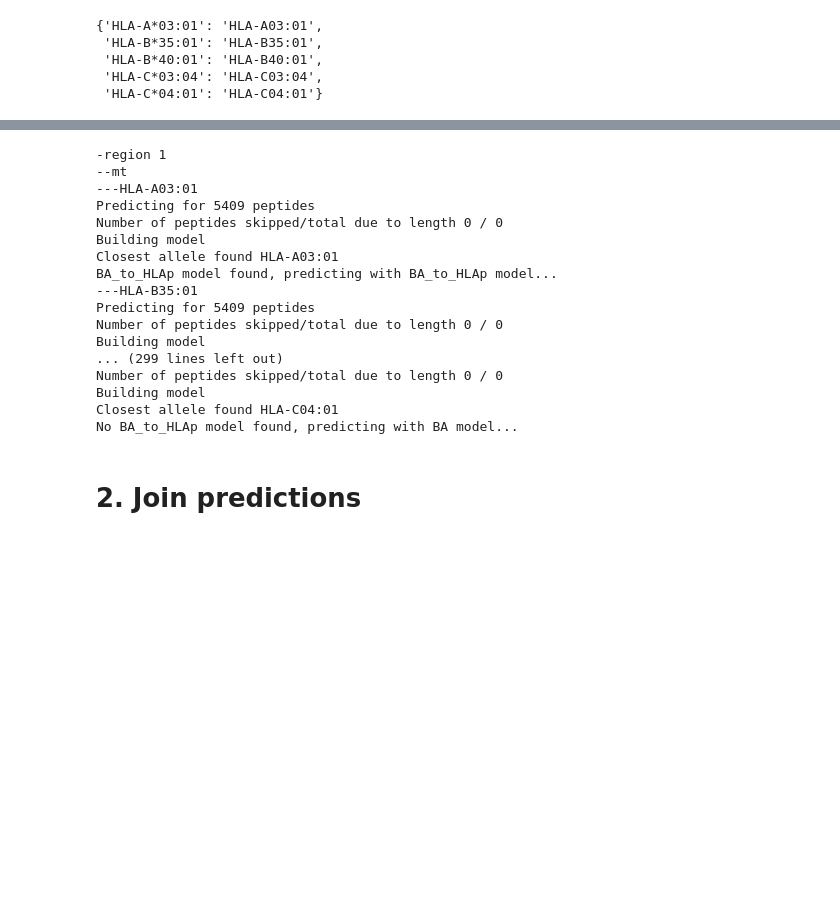
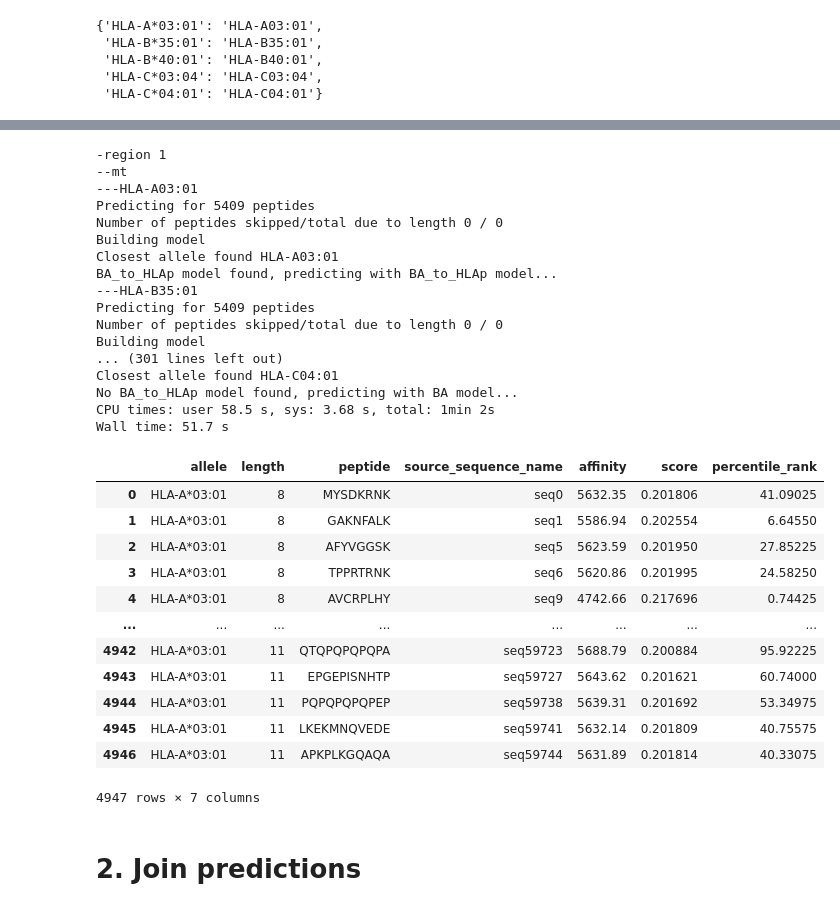
Before and after one commit to denklewer/MHC_predictor, a Jupyter notebook: gbm122_processing/gbm122_2_pr_mhcnuggets.ipynb, the cells around one changed output, grey strips where cells are left out. Drawn from its saved outputs; the diff is of its cells as text; code cells hidden in the pictures; blank space fills up the shorter version.

Commit message:
mhcnuggets percentile rank calculation based on decoy

```diff
--- a/gbm122_processing/gbm122_2_pr_mhcnuggets.ipynb
+++ b/gbm122_processing/gbm122_2_pr_mhcnuggets.ipynb
@@ -73,3 +77,11 @@ for region in per_region_total_df.keys():
+# %%
+DECOY_DATA_PATH = "/home/denklewer/Data/decoy/sampled_decoy_data.csv"
+decoy_df =  pd.read_csv(DECOY_DATA_PATH)
+decoy_df['length'] = decoy_df['peptide'].str.len()
+
+per_allele_decoy = dict()
+for allele_name in ALLELES:
+    per_allele_decoy[allele_name] = decoy_df.copy()
 # %% [markdown]
 # 1. Predict with mhcnuggets
 # %%
@@ -151,7 +166,7 @@ TARGET_ALLELES
 # predicting new line separated peptides present in the peptides_path file
 # for MHC class_I allele HLA-A02:01. Since a MS_BA blend model is available,
 # this prediction will use the blended model (HLA-A02:01_BA_to_HLAp.h5)
-def predict_with_mhcnuggets(per_allele_df):
+def predict_with_mhcnuggets(per_allele_df, per_allele_scores_for_pecentiles = None):
     # save to temp dir
     TEMPDIR = '../TMP/'
     for allele_name in ALLELES:
@@ -171,6 +186,14 @@ def predict_with_mhcnuggets(per_allele_df):
     per_allele_predictions= {
         allele_name :pd.read_csv(f"{TEMPDIR}mchnuggets_predictions_{allele_name}").rename(columns={'ic50':'affinity'}) for allele_name in ALLELES
     }
+
+
+    for allele_name in ALLELES:
+        source_df = per_allele_df[allele_name].copy()
+        source_df = source_df[source_df['peptide'].notnull()]['peptide'] # remove nans
+        assert len(source_df) == len(per_allele_predictions[allele_name])
+
+
     for allele_name in per_allele_predictions.keys():
         df_result = per_allele_predictions[allele_name]
         # add binder label
@@ -178,6 +201,23 @@ def predict_with_mhcnuggets(per_allele_df):
         # log-scale affinity
 
         per_allele_predictions[allele_name]['score'] = 1 - np.log(per_allele_predictions[allele_name]['affinity'])/np.log(50000)
+
+        if per_allele_scores_for_pecentiles:
+
+            # get scores for percentile
+            ref_scores = per_allele_scores_for_pecentiles[allele_name].copy()
+            ref_scores = ref_scores.sort_values('score')['score']
+            pct_increment = 1./len(ref_scores)
+
+            scores = per_allele_predictions[allele_name]['score']
+#             per_allele_predictions[allele_name]['percentile_rank'] = 100 - (1 +  per_allele_predictions[allele_name]['score'].searchsorted(scores['score']))*pct_increment
+#             (0.5 + 0.5*df_train.Values.searchsorted(df_validation.Values, side='left') + 0.5*df_train.Values.searchsorted(df_validation.Values, side='right'))*pct_increment
+
+            per_allele_predictions[allele_name]['percentile_rank'] = (0.5 + 0.5*ref_scores.searchsorted(scores, side='left') + 0.5*ref_scores.searchsorted(scores, side='right'))*pct_increment
+            per_allele_predictions[allele_name]['percentile_rank'] = 100 - per_allele_predictions[allele_name]['percentile_rank']*100
+
+
+
     return per_allele_predictions
 
 
@@ -184,0 +227,2 @@ def predict_with_mhcnuggets(per_allele_df):
+# %%
+per_allele_decoy_predictions = predict_with_mhcnuggets(per_allele_decoy)
@@ -185,12 +247,13 @@ def predict_with_mhcnuggets(per_allele_df):
 # %%
+%%time
 for region in REGIONS:
     print(f"-region {region}")
     print(f"--mt")
-    per_allele_mt_predictions = predict_with_mhcnuggets(per_region_per_allele_mt_df[region])
+    per_allele_mt_predictions = predict_with_mhcnuggets(per_region_per_allele_mt_df[region], per_allele_decoy_predictions)
     per_region_per_method_per_allele_mt_predictions[region][METHOD] = per_allele_mt_predictions
 
     print(f"--wt")
-    per_allele_wt_predictions = predict_with_mhcnuggets(per_region_per_allele_wt_df[region])
+    per_allele_wt_predictions = predict_with_mhcnuggets(per_region_per_allele_wt_df[region], per_allele_decoy_predictions)
     per_region_per_method_per_allele_wt_predictions[region][METHOD] = per_allele_wt_predictions
 # %% [output]
 -region 1
@@ -205,11 +268,27 @@ BA_to_HLAp model found, predicting with BA_to_HLAp model...
 Predicting for 5409 peptides
 Number of peptides skipped/total due to length 0 / 0
 Building model
-... (299 lines left out)
-Number of peptides skipped/total due to length 0 / 0
-Building model
+... (301 lines left out)
 Closest allele found HLA-C04:01
 No BA_to_HLAp model found, predicting with BA model...
+CPU times: user 58.5 s, sys: 3.68 s, total: 1min 2s
+Wall time: 51.7 s
+# %%
+per_region_per_method_per_allele_wt_predictions[region][METHOD][ALLELES[0]]
+# %% [output]
+|  | allele | length | peptide | source_sequence_name | affinity | score | percentile_rank |
+| 0 | HLA-A*03:01 | 8 | MYSDKRNK | seq0 | 5632.35 | 0.201806 | 41.09025 |
+| 1 | HLA-A*03:01 | 8 | GAKNFALK | seq1 | 5586.94 | 0.202554 | 6.64550 |
+| 2 | HLA-A*03:01 | 8 | AFYVGGSK | seq5 | 5623.59 | 0.201950 | 27.85225 |
+| 3 | HLA-A*03:01 | 8 | TPPRTRNK | seq6 | 5620.86 | 0.201995 | 24.58250 |
+| 4 | HLA-A*03:01 | 8 | AVCRPLHY | seq9 | 4742.66 | 0.217696 | 0.74425 |
+| ... | ... | ... | ... | ... | ... | ... | ... |
+| 4942 | HLA-A*03:01 | 11 | QTQPQPQPQPA | seq59723 | 5688.79 | 0.200884 | 95.92225 |
+| 4943 | HLA-A*03:01 | 11 | EPGEPISNHTP | seq59727 | 5643.62 | 0.201621 | 60.74000 |
+| 4944 | HLA-A*03:01 | 11 | PQPQPQPQPEP | seq59738 | 5639.31 | 0.201692 | 53.34975 |
+| 4945 | HLA-A*03:01 | 11 | LKEKMNQVEDE | seq59741 | 5632.14 | 0.201809 | 40.75575 |
+| 4946 | HLA-A*03:01 | 11 | APKPLKGQAQA | seq59744 | 5631.89 | 0.201814 | 40.33075 |
+4947 rows × 7 columns
 # %% [markdown]
 # 2. Join predictions
 # %%
```
Also changed, not shown: parts of 7 cells of this notebook, 1 other file.
